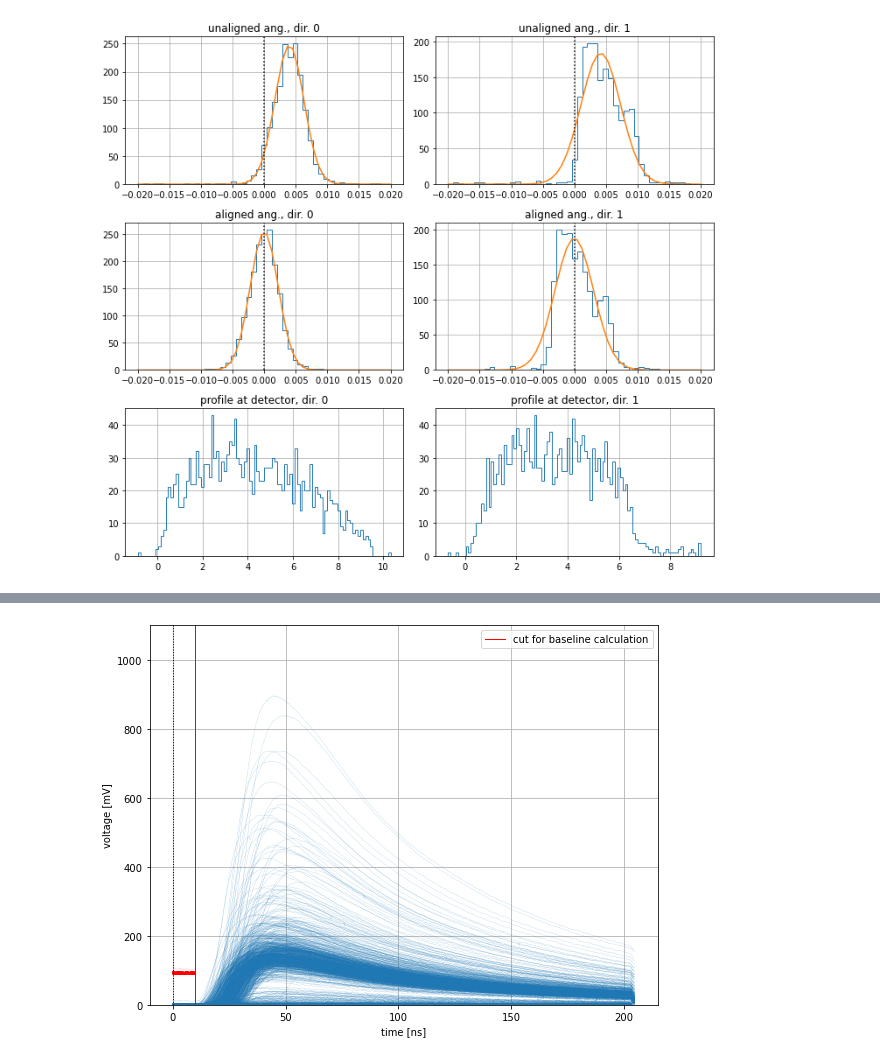
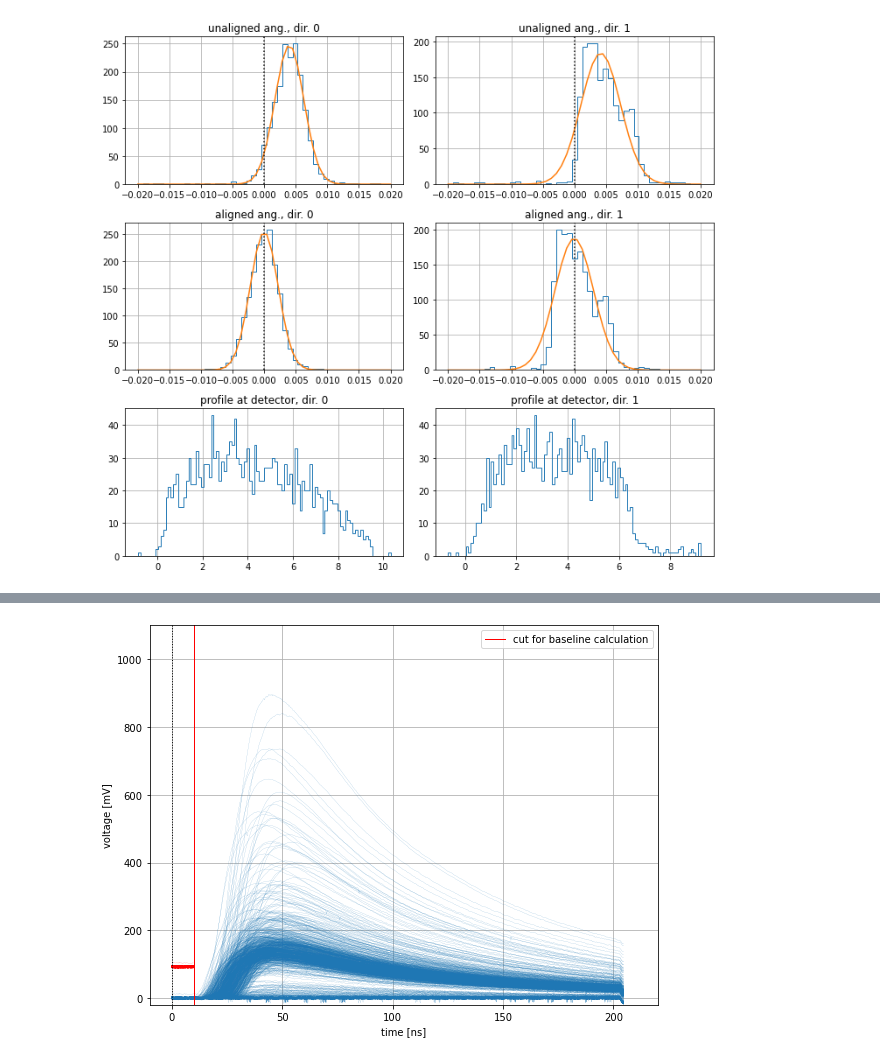
Before and after one commit to mattiasoldani/succobt, a Jupyter notebook: wf_analysis_preliminary/wf_analysis_preliminary.ipynb, the cells around one changed output, grey strips where cells are left out. Saved outputs shown, nothing was run; the diff lists cells and outputs as text; code cells hidden in the pictures.

```diff
--- a/wf_analysis_preliminary/wf_analysis_preliminary.ipynb
+++ b/wf_analysis_preliminary/wf_analysis_preliminary.ipynb
@@ -70,7 +70,7 @@ wf_info = {
 
 # distributions settings
 rterm = 50  # in ohm
-pllims = (0, 240, 0, 1100)  # (t0 [ns], t1 [ns], V0 [mV], V1 [mV])
+pllims = (-10, 220, -20, 1100)  # (t0 [ns], t1 [ns], V0 [mV], V1 [mV])
 qtpllims = (0, 3000) # (Q0 [pC], Q1 [pC])
 timecut_sig = (28, 64)  # in ns
 phcut_sig = (-20000, 20000)  # in mV
@@ -139,7 +141,6 @@ for var in [var for var in variables if "wave" in var]:
 # beam angles and profile at chosen detector
 
 if True:
-    var = "Cal"  # detector chosen for beam profile plots
     xplot = np.linspace(-0.02, 0.02, 50)  # binning for angle plots
 
     fig = plt.figure(figsize=(10, 9))
@@ -172,7 +173,7 @@ if True:
         ax = fig.add_subplot(325+i)
         ax.grid(True)
         ax.set_title("profile at detector, dir. %d"%i)
-        plt.hist(data["x%s%d" % (var, i)], bins=100, histtype="step") ;
+        plt.hist(data["x%s%d" % (var0, i)], bins=100, histtype="step") ;
 
     fig.tight_layout()
 # %% [output]
@@ -186,9 +187,10 @@ after centering: center along 1 is @ -0.000030
 
 # single-channel waveform processing
 
-var0 = "Cal"  # detector to analyse
 brandpeak = True  # if True (False) a random one among the (the minimum of the) identical global maxima is selected
+
 bplwf = True  # plot the waveforms?
+
 if bplwf:
     bplsingle = lambda i, wf : (True if (i%1==0) else False) & (max(wf)<wf_info[var0]["upperLimWfVis"])
 
@@ -198,14 +200,14 @@ bs = []
 qt = []
 
 if bplwf:
-    plt.figure(figsize=(8, 6))
+    fig, ax = plt.subplots(figsize=(8, 6))
+    ax.grid(True)
 
 for i, y0 in enumerate(data["wave"+str(ind_wave[var0])]):
     var = var0 + "_BaseSub"
     y = data["wave"+str(ind_wave[var])][i]
     x = x_wf[var0]
     base = data["wave"+str(ind_wave[var0+"_Base"])]
-    limbase = x[wf_info[var0]["nBinsBase"]]
 
     ph.append(np.max(y))
     xmaxs = x[y==np.max(y)]
@@ -214,18 +216,18 @@ for i, y0 in enumerate(data["wave"+str(ind_wave[var0])]):
     qt.append(((x[1]-x[0])/rterm)*sum(y))
 
     if (bplwf & bplsingle(i, y)):
-        plt.plot(x[0: wf_info[var0]["nBinsBase"]], y0[0: wf_info[var0]["nBinsBase"]], color="red", lw=0.1)
-        plt.plot(x, y, color="C0", lw=0.1)
+        ax.plot(x[0: wf_info[var0]["nBinsBase"]], y0[0: wf_info[var0]["nBinsBase"]], color="red", lw=0.1)
+        ax.plot(x, y, color="C0", lw=0.1)
 
 if bplwf:
-    plt.axvline(0, color="k", lw=1, ls=":")
-    plt.axvline(limbase, color="red", lw=1, label="cut for baseline calculation")
-    plt.xlabel("time [%s]" % ("ns" if wf_info[vartemp]["bDigiTimeCalib"] else "ticks"))
-    plt.ylabel("voltage [%s]" % ("mV" if wf_info[vartemp]["bDigiSignalCalib"] else "ADC"))
-    plt.grid(True)
-    plt.ylim((pllims[2], pllims[3]))
-    plt.legend()
-    plt.tight_layout()
+    ax.axvline(0, color="k", lw=1, ls=":")
+    ax.axvline(x[wf_info[var0]["nBinsBase"]], color="red", lw=1, label="cut for baseline calculation")
+    ax.set_xlabel("time [%s]" % ("ns" if wf_info[vartemp]["bDigiTimeCalib"] else "ticks"))
+    ax.set_ylabel("voltage [%s]" % ("mV" if wf_info[vartemp]["bDigiSignalCalib"] else "ADC"))
+    ax.set_xlim((pllims[0], pllims[1]))
+    ax.set_ylim((pllims[2], pllims[3]))
+    ax.legend()
+    fig.tight_layout()
 
 ph = np.array(ph)
 tp = np.array(tp)
@@ -240 +242 @@ Wall time: 14 s
-[figure, old version]
+[figure, new version]
```
Also changed, not shown: parts of 8 cells of this notebook.
